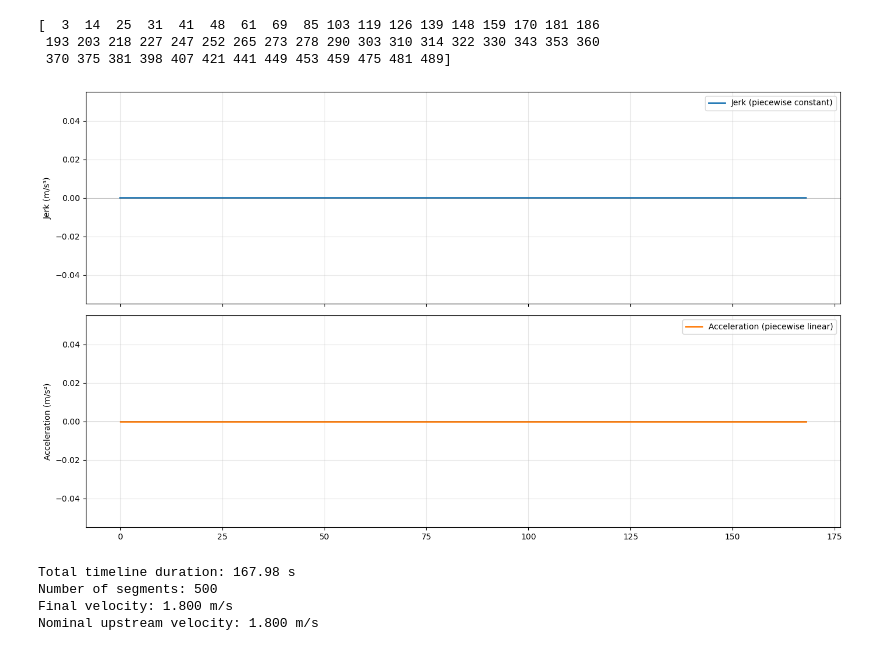
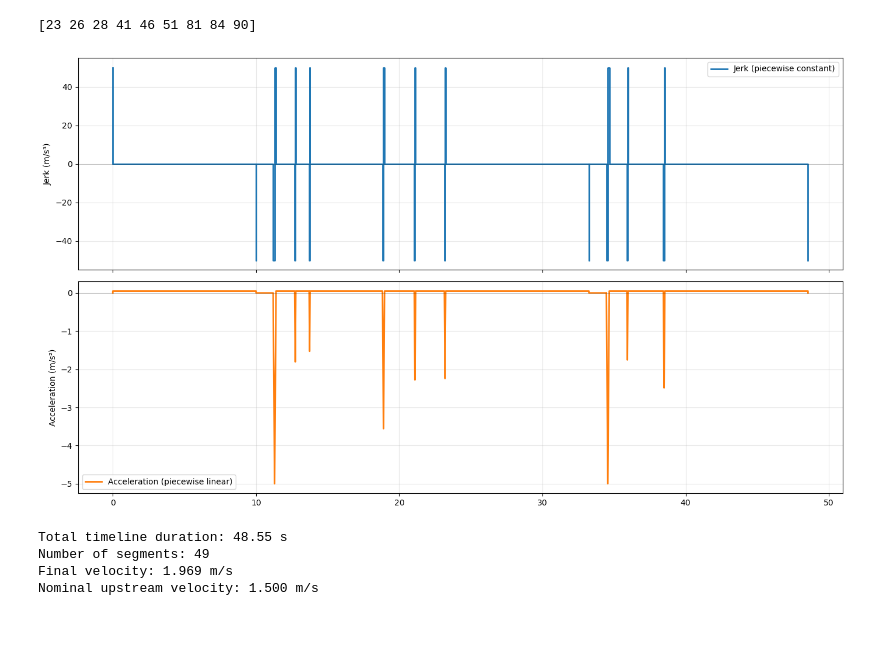
Before and after one commit to JvPost/Portfolio, a Jupyter notebook: ksb/notebooks/plot_upstream_control.ipynb, the cells around one changed output. Cells and saved outputs as stored; diff of their text form; code cells hidden in the pictures.

```diff
--- a/ksb/notebooks/plot_upstream_control.ipynb
+++ b/ksb/notebooks/plot_upstream_control.ipynb
@@ -19,11 +19,11 @@ from ksb.motion.trajectories import (
 
 import yaml
 from pathlib import Path
-with open(Path('..') / 'configs' / 'system' / 'compute_phi.yaml') as f:
+with open(Path('..') / 'configs' / 'system' / 'default.yaml') as f:
     cfg = yaml.safe_load(f)
 # %%
 # ── Run simulation and display ────────────────────────────────────────────────
-sim = KSBSimulation(cfg=cfg, upstream_control="constant")
+sim = KSBSimulation(cfg=cfg, upstream_control="acc")
 result = sim.run(seed=42)
 
 print(result.skip_indices)
@@ -69,38 +69,36 @@ for t_start, jerk, duration in timeline:
 
     # Update state at end of segment
     a_current += jerk * duration
     v_current += a_current * duration + 0.5 * jerk * duration**2
 
 # Create figure with subplots
 fig, axes = plt.subplots(2, 1, figsize=(14, 8), sharex=True)
 
 # Plot jerk (piecewise constant - step plot)
 axes[0].step(t_jerk, j_vals, where='post', linewidth=2, color='tab:blue', label='Jerk (piecewise constant)')
 axes[0].axhline(y=0, color='k', linestyle='-', linewidth=0.5, alpha=0.3)
 axes[0].set_ylabel('Jerk (m/s³)')
 axes[0].grid(True, alpha=0.3)
 axes[0].legend()
 
 # Plot acceleration (piecewise linear - line plot)
 axes[1].plot(t_accel, a_vals, linewidth=2, color='tab:orange', label='Acceleration (piecewise linear)')
 axes[1].axhline(y=0, color='k', linestyle='-', linewidth=0.5, alpha=0.3)
 axes[1].set_ylabel('Acceleration (m/s²)')
 axes[1].grid(True, alpha=0.3)
 axes[1].legend()
 
 plt.tight_layout()
 plt.show()
 
 print(f"Total timeline duration: {timeline[-1][0] + timeline[-1][2]:.2f} s")
 print(f"Number of segments: {len(timeline)}")
 print(f"Final velocity: {v_current:.3f} m/s")
 print(f"Nominal upstream velocity: {sim.vu:.3f} m/s")
 # %% [output]
-[  3  14  25  31  41  48  61  69  85 103 119 126 139 148 159 170 181 186
- 193 203 218 227 247 252 265 273 278 290 303 310 314 322 330 343 353 360
- 370 375 381 398 407 421 441 449 453 459 475 481 489]
+[23 26 28 41 46 51 81 84 90]
-[figure, old version]
+[figure, new version]
-Total timeline duration: 167.98 s
-Number of segments: 500
-Final velocity: 1.800 m/s
-Nominal upstream velocity: 1.800 m/s
+Total timeline duration: 48.55 s
+Number of segments: 49
+Final velocity: 1.969 m/s
+Nominal upstream velocity: 1.500 m/s
```
Also changed, not shown: 11 other files.
